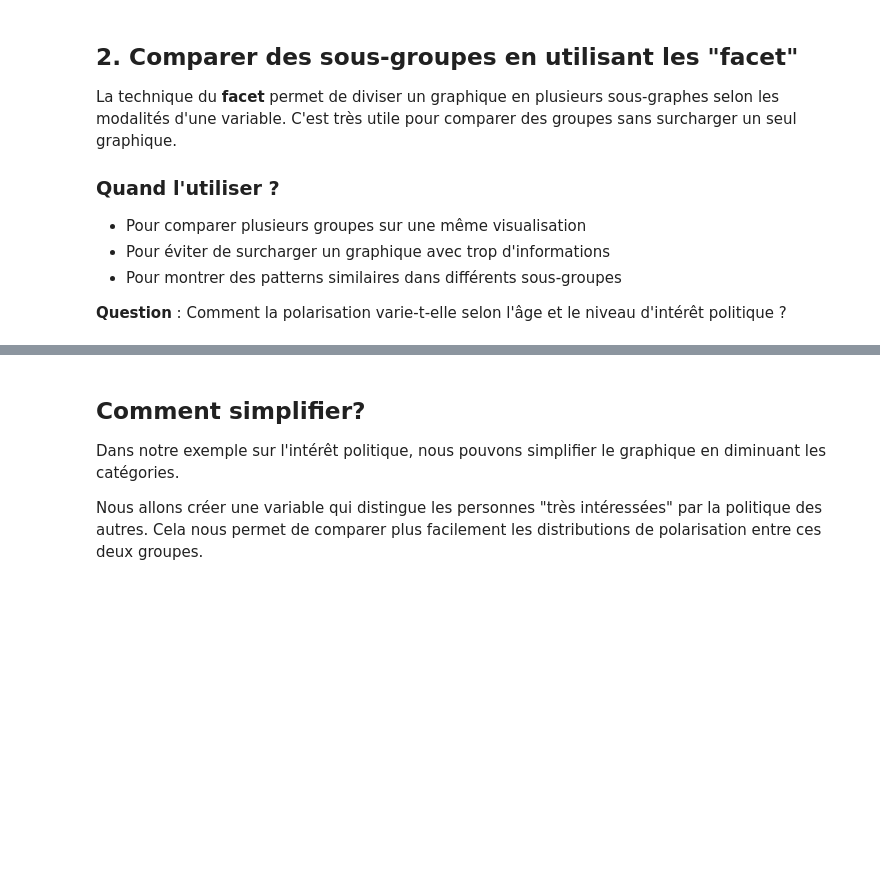
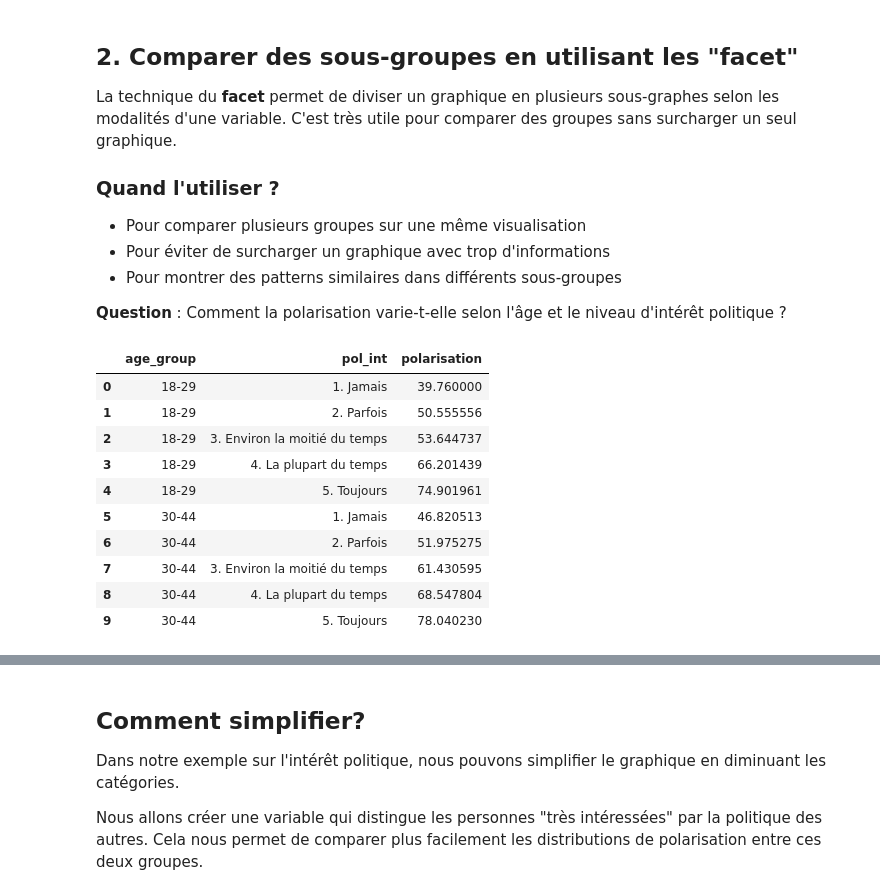
Before and after one commit to SciencesPoBordeaux/data-viz, a Jupyter notebook: notebooks/09-bivar-ii.ipynb, the cells around one changed output, grey strips where cells are left out. Drawn from its saved outputs; the diff is of its cells as text; code cells hidden in the pictures; blank space fills up the shorter version.

```diff
--- a/notebooks/09-bivar-ii.ipynb
+++ b/notebooks/09-bivar-ii.ipynb
@@ -105,12 +116,13 @@ vars = ["age_group", "polarisation", "pol_int"]
 df_bar = df[mask][vars]
 
 # Recodage de l'intérêt politique
+# Notez que nous inversons volontairement le numéro
 pol_int_labels = {
-    1: "Toujours",
-    2: "La plupart du temps",
-    3: "Environ la moitié du temps",
-    4: "Parfois",
-    5: "Jamais"
+    1: "5. Toujours",
+    2: "4. La plupart du temps",
+    3: "3. Environ la moitié du temps",
+    4: "2. Parfois",
+    5: "1. Jamais"
 }
 df_bar["pol_int"] = df_bar["pol_int"].replace(pol_int_labels)
 print(df_bar.head())
@@ -167,15 +194,27 @@ La technique du **facet** permet de diviser un graphique en plusieurs sous-graph
 # %%
 # Préparation des données pour le facet
 mask = (
     (df["polarisation"].between(0, 100))
     & df["age_group"].notna()
-    & (df["pol_int"].between(1, 4))
+    & (df["pol_int"].between(1, 5))
 )
 
 df_facet = df[mask][["age_group", "polarisation", "pol_int"]].copy()
 df_facet["pol_int"] = df_facet["pol_int"].replace(pol_int_labels)
 
 # Calcul des moyennes par groupe
 pol_means_facet = df_facet.groupby(["age_group", "pol_int"], as_index=False)["polarisation"].mean()
 pol_means_facet.head(10)
+# %% [output]
+|  | age_group | pol_int | polarisation |
+| 0 | 18-29 | 1. Jamais | 39.760000 |
+| 1 | 18-29 | 2. Parfois | 50.555556 |
+| 2 | 18-29 | 3. Environ la moitié du temps | 53.644737 |
+| 3 | 18-29 | 4. La plupart du temps | 66.201439 |
+| 4 | 18-29 | 5. Toujours | 74.901961 |
+| 5 | 30-44 | 1. Jamais | 46.820513 |
+| 6 | 30-44 | 2. Parfois | 51.975275 |
+| 7 | 30-44 | 3. Environ la moitié du temps | 61.430595 |
+| 8 | 30-44 | 4. La plupart du temps | 68.547804 |
+| 9 | 30-44 | 5. Toujours | 78.040230 |
 # %%
```
Also changed, not shown: parts of 7 cells of this notebook.
